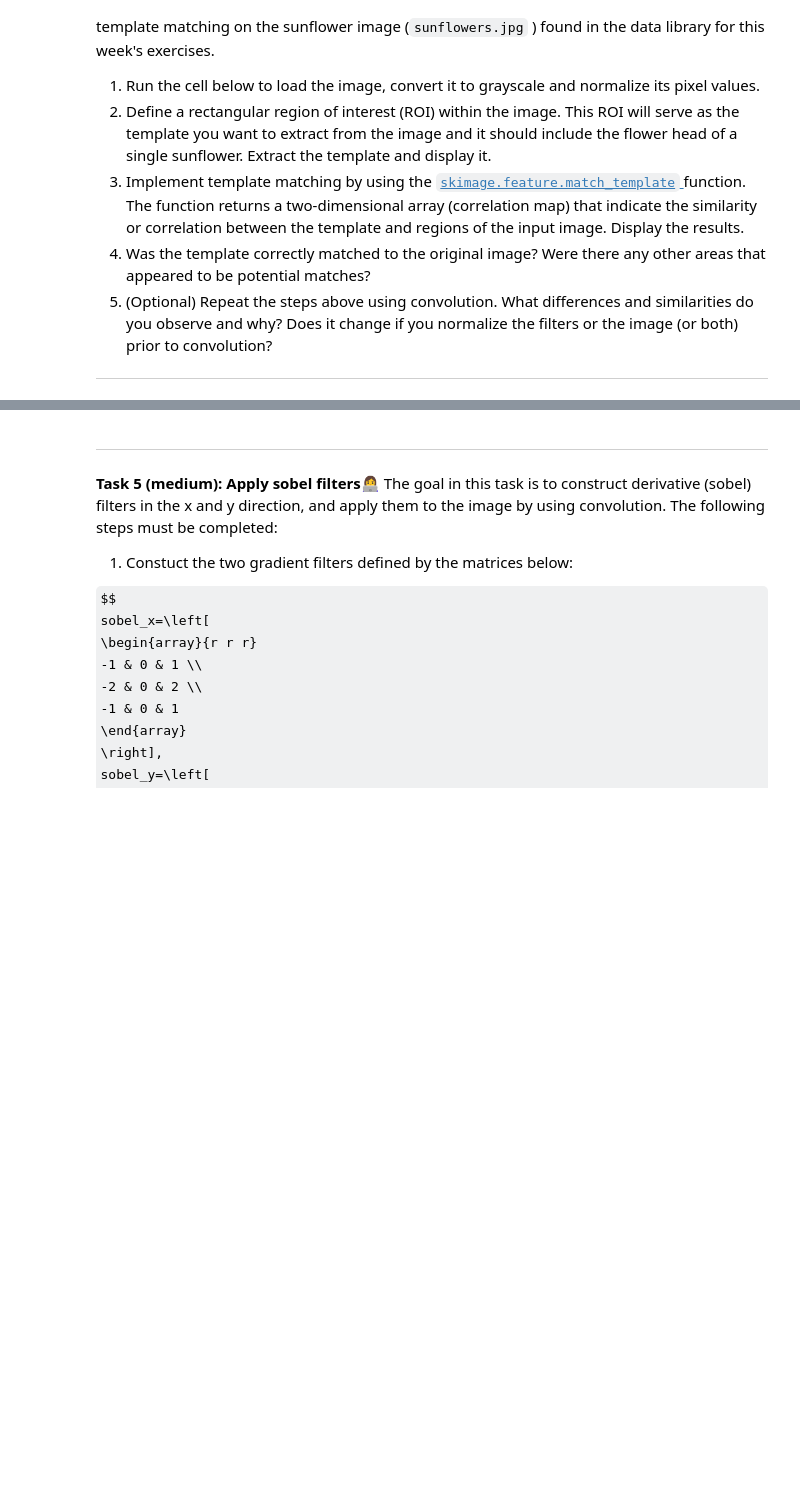
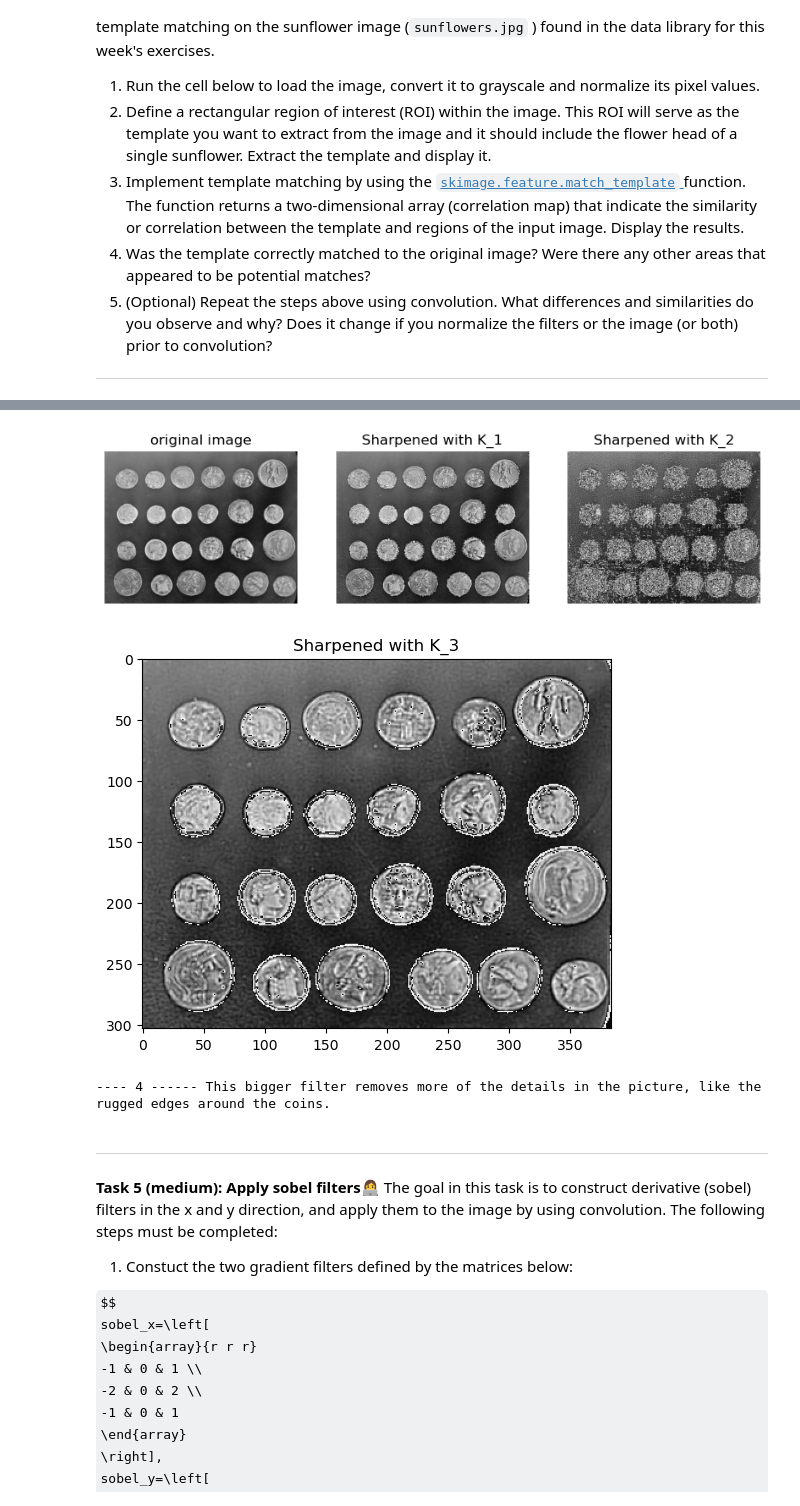
Before and after one commit to Casper2411/MachineLearningExercises, a Jupyter notebook: W08/02-filter_basics.ipynb, the cells around one changed output, grey strips where cells are left out. Drawn from its saved outputs; the diff is of its cells as text; code cells hidden in the pictures; some formulas as TeX source; blank space fills up the shorter version.

```diff
--- a/W08/02-filter_basics.ipynb
+++ b/W08/02-filter_basics.ipynb
@@ -344,5 +374,70 @@ $$
 # %%
-# write your solution here
+# ---------- 1 -----------
+# The middle part is kept and amplified, only negated by the neigbouring pixels.
+# Therefore if the middle value is higher than most of the neighbouring, this will
+# naturally have a higher value in the output, and vice versa.
+#
+# For K_1 and K_2, the weights sum to 1, so overall brightness is preserved,
+# while edges are enhanced because pixels that are not the same as their neighbors
+# get amplified. This is why both filters produce sharpening.
+
+# -------- 2 ----------
+K_1 = np.array([
+    [-1, -1, -1],
+    [-1, 17, -1],
+    [-1, -1, -1]
+])/9
+
+K_2 = np.array([
+    [-1, -1, -1],
+    [-1, 9, -1],
+    [-1, -1, -1]
+])
+
+# -------- 3 ---------
+image = data.coins()
+enhanced_image_K_1 = convolve(image, K_1)
+enhanced_image_K_2 = convolve(image, K_2)
+
+plt.figure(figsize=(10, 4))
+
+plt.subplot(1, 3, 1)
+plt.title("original image")
+plt.imshow(image, cmap='gray')
+plt.axis('off')
+
+plt.subplot(1, 3, 2)
+plt.title("Sharpened with K_1")
+plt.imshow(enhanced_image_K_1, cmap='gray')
+plt.axis('off')
+
+plt.subplot(1, 3, 3)
+plt.title("Sharpened with K_2")
+plt.imshow(enhanced_image_K_2, cmap='gray')
+plt.axis('off')
+
+plt.show()
+
+# --------- 4 ----------
+K_3 = np.array([
+    [-1, -1, -1, -1, -1],
+    [-1, 2, 2, 2, -1],
+    [-1, 2, 8, 2, -1],
+    [-1, 2, 2, 2, -1],
+    [-1, -1, -1, -1, -1]
+])/8
+
+enhanced_image_K_3 = convolve(image, K_3)
+
+plt.title("Sharpened with K_3")
+plt.imshow(enhanced_image_K_3, cmap='gray')
+plt.show()
+
+print("---- 4 ------ This bigger filter removes more of the details in the picture, like the rugged edges around the coins.")
+# %% [output]
+[figure, added]
+[figure, added]
+---- 4 ------ This bigger filter removes more of the details in the picture, like the rugged edges around the coins.
 # %% [markdown]
 
 ---
```
Also changed, not shown: parts of 3 cells of this notebook, 1 other file.
